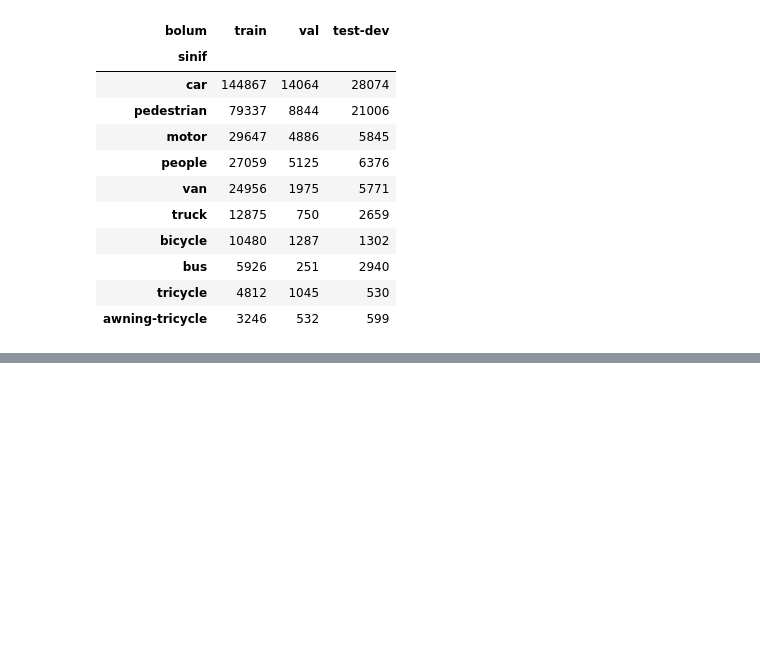
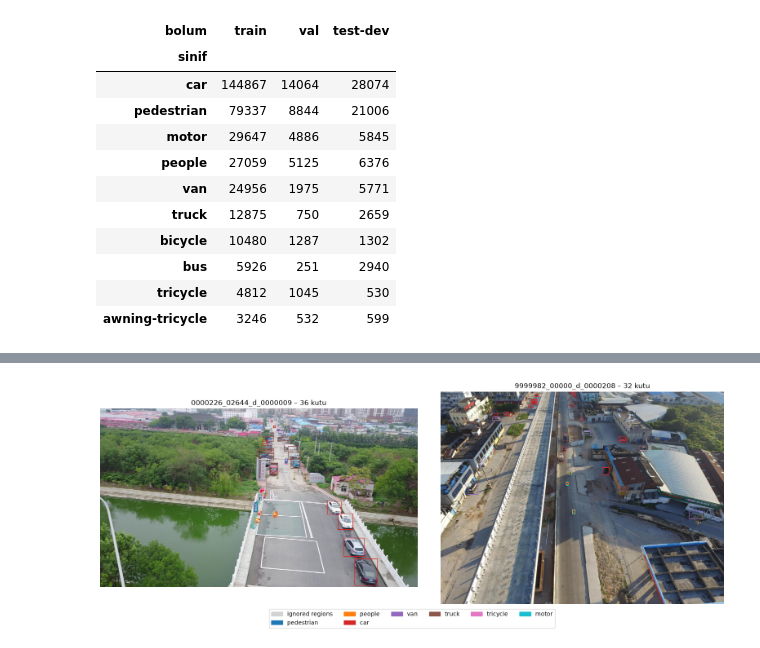
Before and after one commit to betul-Soyer/uyz_uav_object_detection, a Jupyter notebook: notebooks/01_visdrone_eda.ipynb, the cells around one changed output, grey strips where cells are left out. Drawn from its saved outputs; the diff is of its cells as text; code cells hidden in the pictures; blank space fills up the shorter version.

```diff
--- a/notebooks/01_visdrone_eda.ipynb
+++ b/notebooks/01_visdrone_eda.ipynb
@@ -96,0 +176,35 @@ dagilim
+# %%
+import matplotlib.patches as patches
+
+# Her sınıfa sabit bir renk; ignored (0) ve others (11) gri
+renkler = {k: plt.cm.tab10(k - 1) for k in range(1, 11)}
+renkler[0] = "lightgray"
+renkler[11] = "gray"
+
+# Train'den rastgele ama her seferinde aynı 2 görüntü
+rng = np.random.default_rng(42)
+dosyalar = df.loc[df["bolum"] == "train", "dosya"].unique()
+secilenler = rng.choice(dosyalar, size=2, replace=False)
+
+fig, axes = plt.subplots(1, 2, figsize=(16, 6))
+kullanilan = set()
+
+for ax, dosya in zip(axes, secilenler):
+    img = Image.open(BOLUMLER["train"] / "images" / f"{dosya}.jpg")
+    ax.imshow(img)
+    etiketler = df[(df["bolum"] == "train") & (df["dosya"] == dosya)]
+    for _, k in etiketler.iterrows():
+        kutu = patches.Rectangle((k["x"], k["y"]), k["w"], k["h"],
+                                 fill=False, edgecolor=renkler[k["category"]], linewidth=1)
+        ax.add_patch(kutu)
+        kullanilan.add(k["category"])
+    ax.set_title(f"{dosya} – {len(etiketler)} kutu")
+    ax.axis("off")
+
+lejant = [patches.Patch(color=renkler[c], label=SINIF_ADLARI[c]) for c in sorted(kullanilan)]
+fig.legend(handles=lejant, loc="lower center", ncol=6)
+plt.tight_layout(rect=(0, 0.08, 1, 1))
+plt.savefig(FIGURLER / "visdrone_ornek_etiketler.png", dpi=150)
+plt.show()
+# %% [output]
+[figure, added]
```
Also changed, not shown: parts of 4 cells of this notebook, 2 other files.
